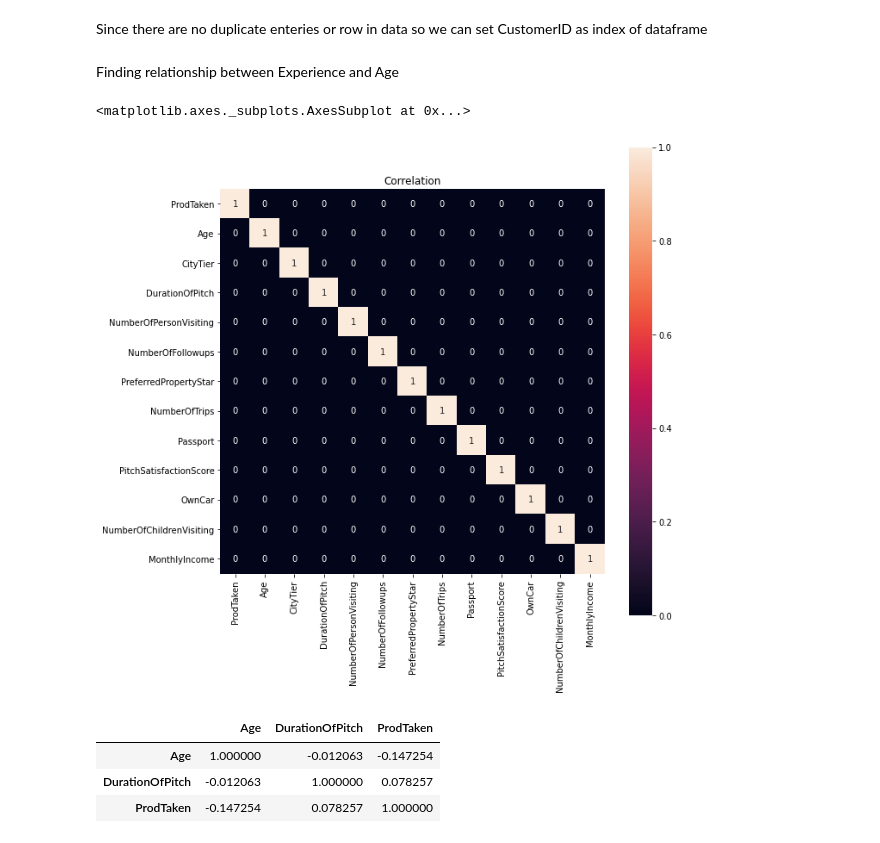
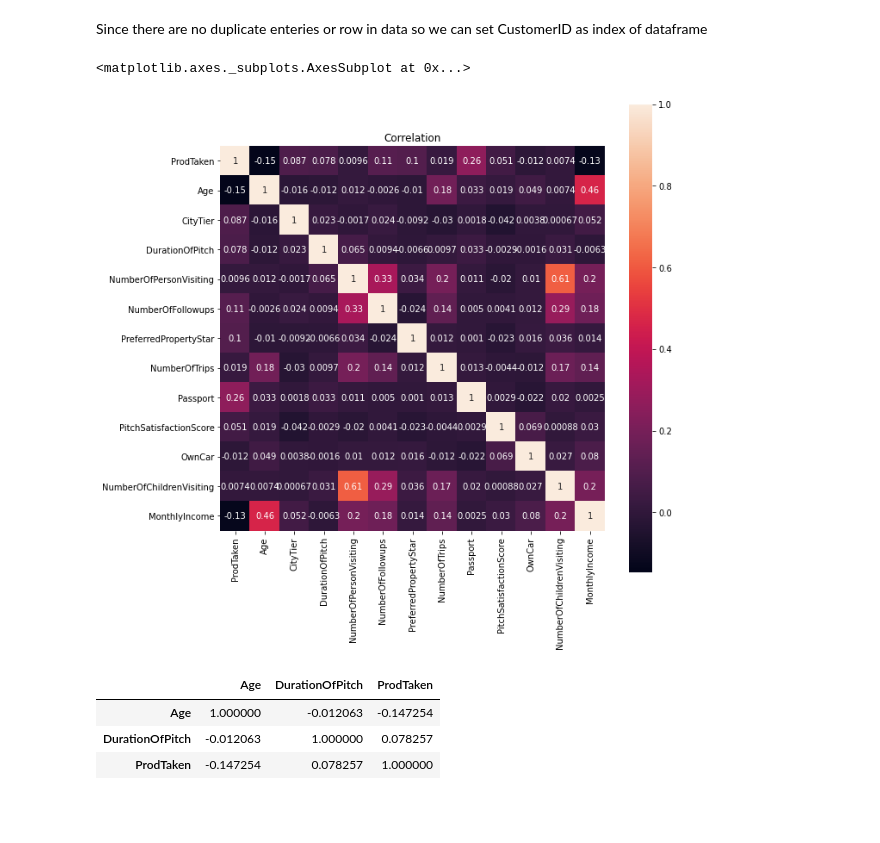
Before and after one commit to Hamza1122/ML_Assignment, a Jupyter notebook: ML_Project.ipynb, the cells around one changed output. Saved outputs shown, nothing was run; the diff lists cells and outputs as text; code cells hidden in the pictures; blank space fills up the shorter version.

```diff
--- a/ML_Project.ipynb
+++ b/ML_Project.ipynb
@@ -359,0 +380,19 @@ data.shape
+# %%
+
+for x in continuous_variables:
+  Q1 = np.percentile(data[x], 25,
+                   interpolation = 'midpoint')
+  Q3 = np.percentile(data[x], 75,
+                   interpolation = 'midpoint')
+  IQR = Q3 - Q1
+
+  print("Old Shape: ", data[x].shape)
+
+  # Upper bound
+  upper = np.where(data[x] >= (Q3+1.5*IQR))
+  # Lower bound
+  lower = np.where(data[x] <= (Q1-1.5*IQR))
+  data.drop(upper[0], inplace = True)
+  data.drop(lower[0], inplace = True)
+
+  print("New Shape: ", data.shape)
@@ -361,16 +424,14 @@ data.shape
 Since there are no duplicate enteries or row in data so we can set CustomerID as index of dataframe
 # %%
 data.set_index("CustomerID",inplace=True)
-# %% [markdown]
-Finding relationship between Experience and Age
 # %%
 corr=data.corr()
 plt.figure(figsize=(10,10))
 plt.title('Correlation')
-sns.heatmap(corr > 0.90, annot=True, square=True)
+sns.heatmap(corr, annot=True, square=True)
 # %% [output]
 <matplotlib.axes._subplots.AxesSubplot at 0x...>
-[figure, old version]
+[figure, new version]
 # %%
 data[['Age','DurationOfPitch','ProdTaken']].corr()
 # %% [output]
```
Also changed, not shown: parts of 46 cells of this notebook.
